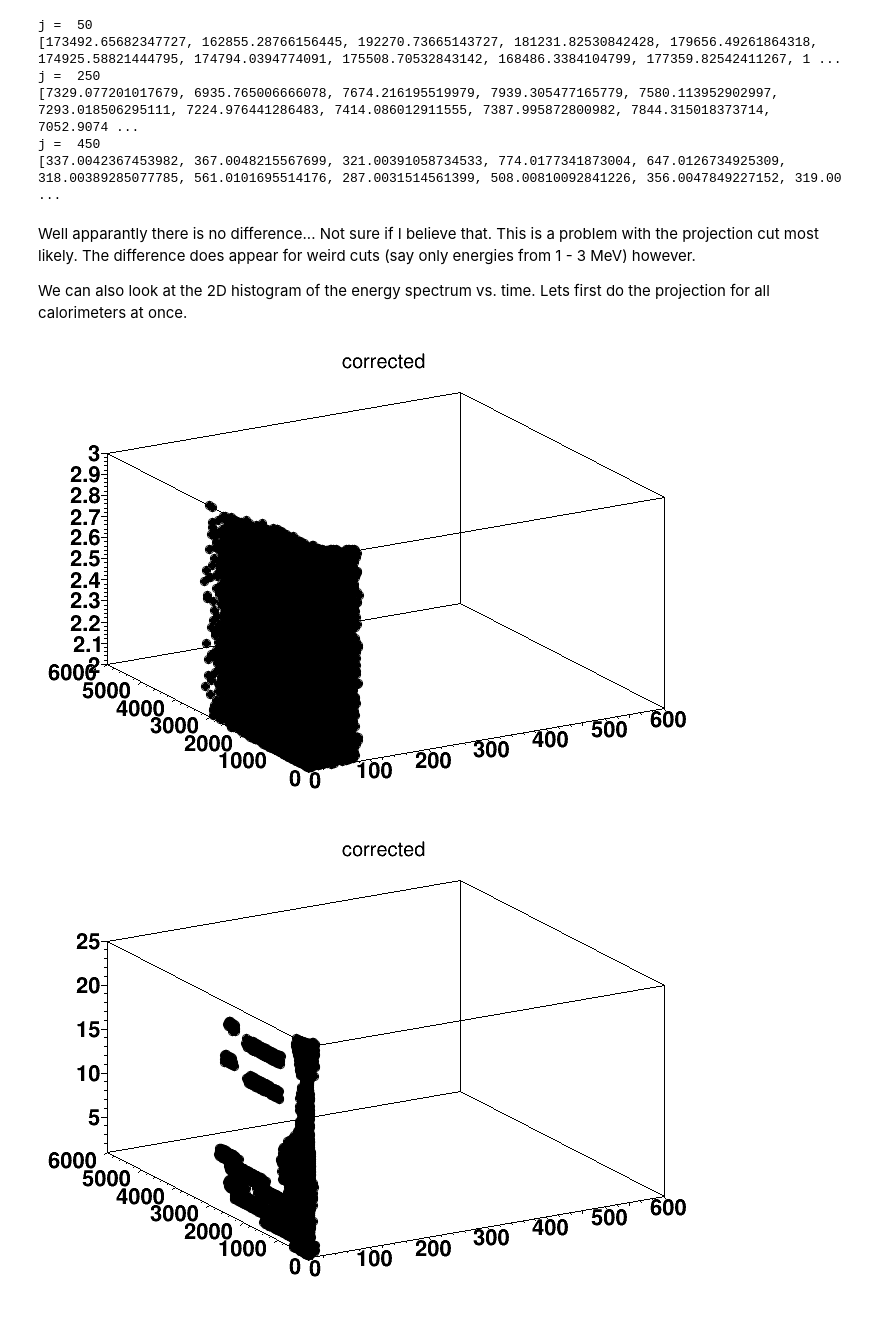
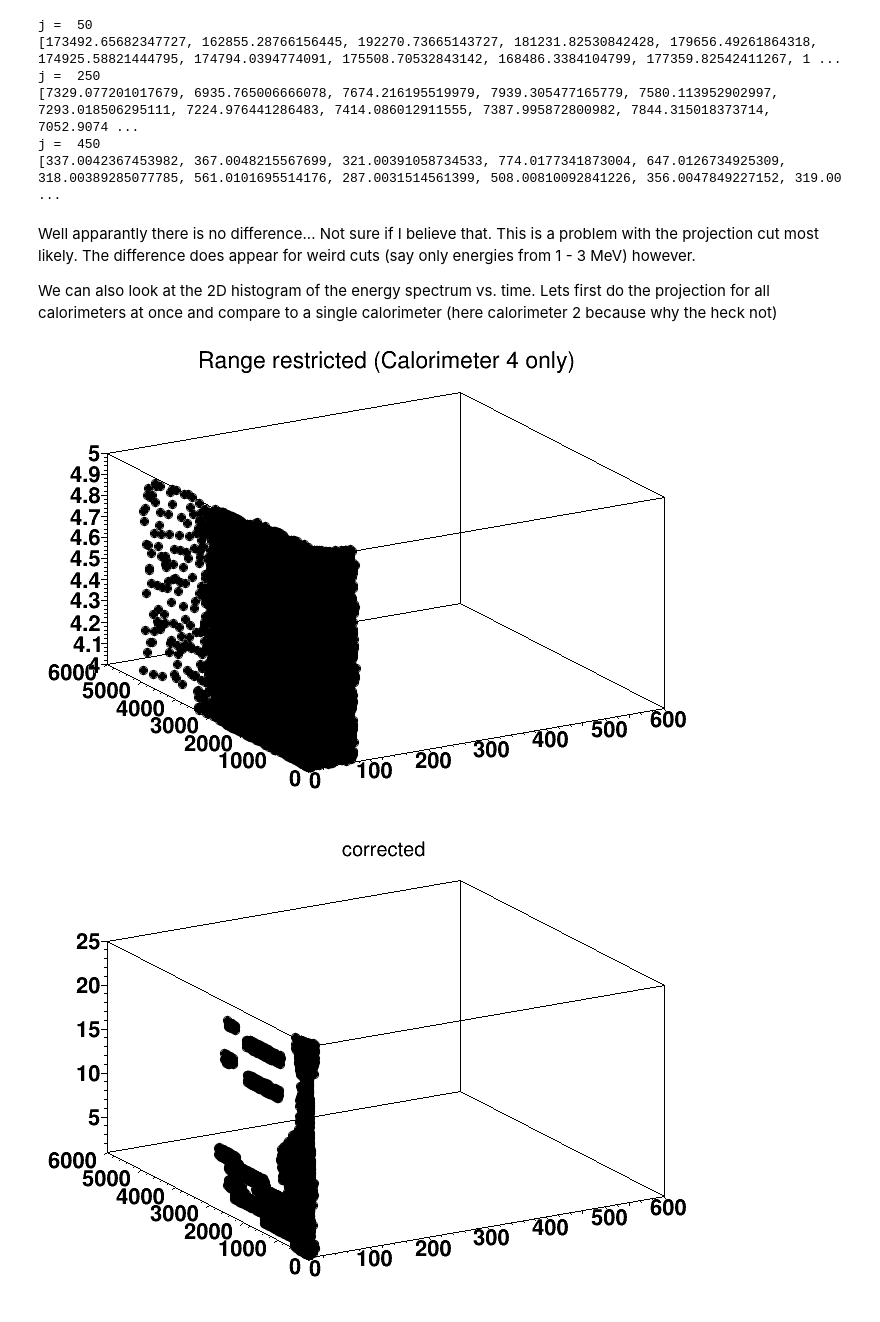
Before and after one commit to jlabounty/g-2, a Jupyter notebook: calorimeter/EnergyDistVsCalorimeter.ipynb, the cells around one changed output. Cells and saved outputs as stored; diff of their text form; code cells hidden in the pictures.

```diff
--- a/calorimeter/EnergyDistVsCalorimeter.ipynb
+++ b/calorimeter/EnergyDistVsCalorimeter.ipynb
@@ -204,18 +206,20 @@ Well apparantly there is no difference... Not sure if I believe that. This is a
 
 
 
-We can also look at the 2D histogram of the energy spectrum vs. time. Lets first do the projection for all calorimeters at once.
+We can also look at the 2D histogram of the energy spectrum vs. time. Lets first do the projection for all calorimeters at once and compare to a single calorimeter (here calorimeter 2 because why the heck not)
 # %%
-threedhist = f.corrected.Clone()
+threedhist = f.corrected.Clone("threedhist")
 c = r.TCanvas()
-threedhist.GetZaxis().SetRange(2,2)
+calonum = 4
+threedhist.GetZaxis().SetRange(calonum,calonum)
+threedhist.SetTitle("Range restricted (Calorimeter "+str(calonum)+" only)")
 threedhist.Draw()
 c.Draw()
 c2 = r.TCanvas()
 f.corrected.Draw()
 c2.Draw()
 # %% [output]
-[figure, old version]
+[figure, new version]
 [figure]
 # %%
 energytimehistFULL = f.corrected.Project3D("yx")
```
Also changed, not shown: parts of 12 cells of this notebook, 2 other files.
